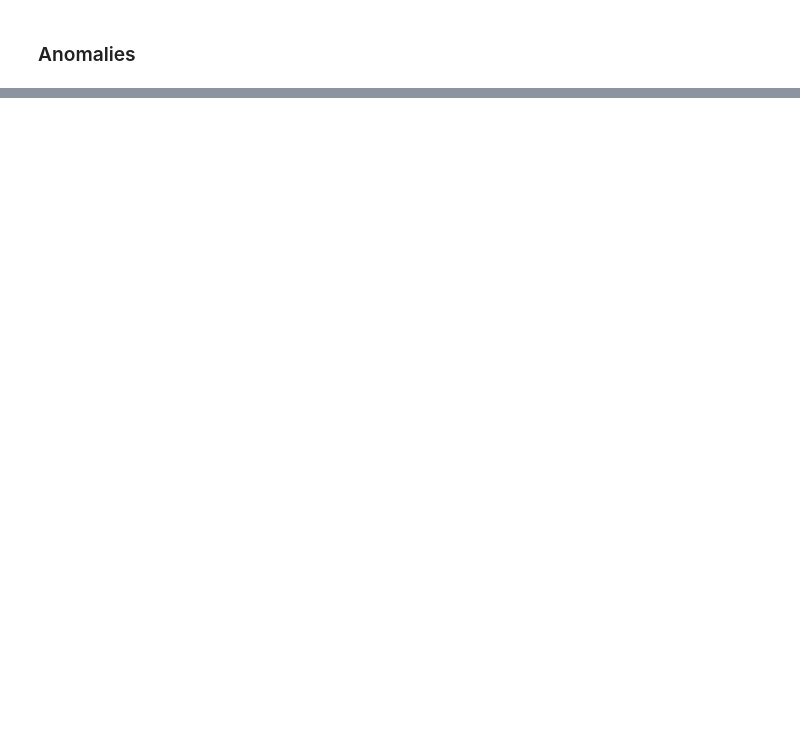
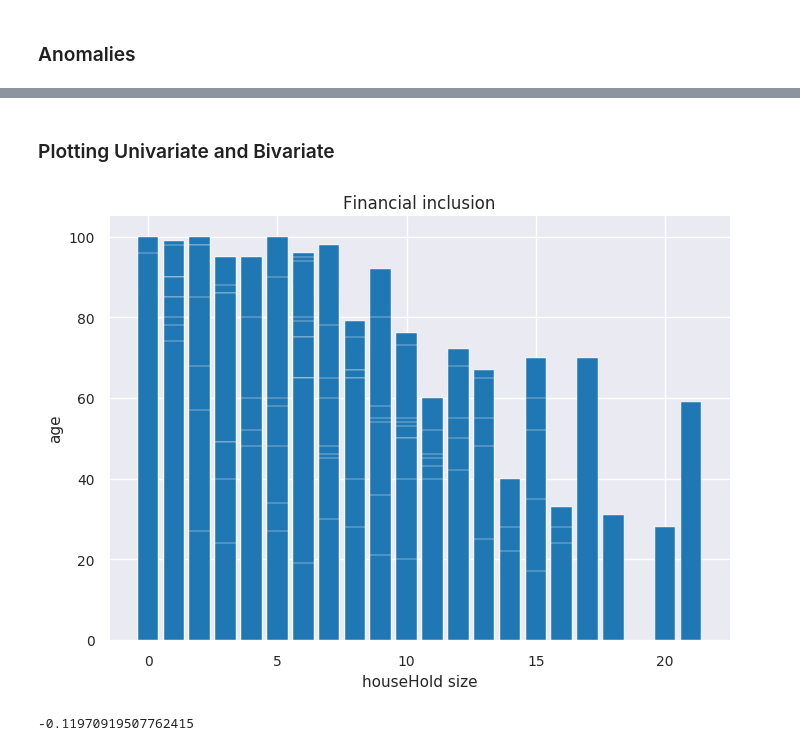
Before and after one commit to gakurujnr/Financial-Inclusion-Dataset, a Jupyter notebook: Moringa_Data_Science_Core_W1_Independent_Project_2019_08_Peter_Gakuru_Python_Notebook.ipynb, the cells around one changed output, grey strips where cells are left out. Saved outputs shown, nothing was run; the diff lists cells and outputs as text; code cells hidden in the pictures; blank space fills up the shorter version.

```diff
--- a/Moringa_Data_Science_Core_W1_Independent_Project_2019_08_Peter_Gakuru_Python_Notebook.ipynb
+++ b/Moringa_Data_Science_Core_W1_Independent_Project_2019_08_Peter_Gakuru_Python_Notebook.ipynb
@@ -363,0 +388,3 @@ sns.boxplot(proj[''], showmeans = True)
+# %%
+# dropping the uniqueid column due to the high cardinality in it's values
+proj = proj.drop(columns = ['uniqueid'])
@@ -363,0 +445,19 @@ sns.boxplot(proj[''], showmeans = True)
+# %% [markdown]
+### Plotting Univariate and Bivariate
+# %%
+# Plot univariate and bivariate summaries recording your observations.
+x = proj['household_size']
+age = proj["respondent_age"]
+plt.bar(x, age)
+plt.ylabel("age")
+plt.xlabel("houseHold size")
+plt.title("Financial inclusion")
+plt.show()
+# %% [output]
+[figure, added]
+# %%
+## check correlation
+#
+proj["respondent_age"].corr(proj["household_size"])
+# %% [output]
+-0.11970919507762415
```
Also changed, not shown: parts of 57 cells of this notebook.
